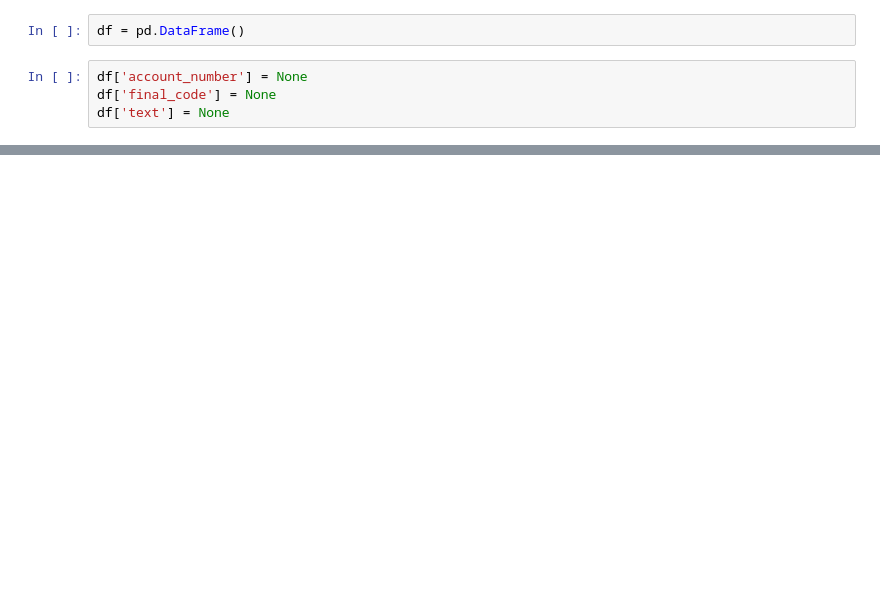
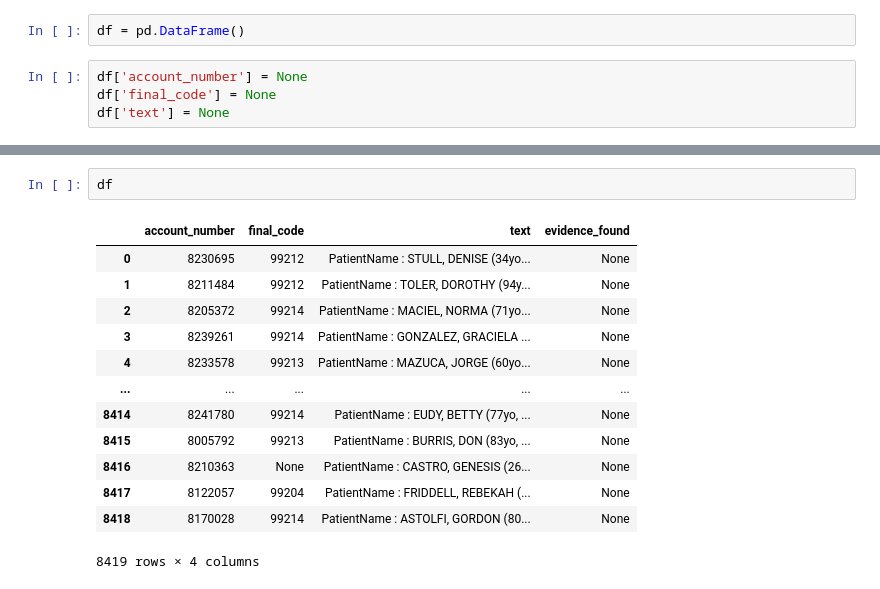
Before and after one commit to Thegeekgirl19/data_analysis_scripts, a Jupyter notebook: getText.ipynb, the cells around one changed output, grey strips where cells are left out. Saved outputs shown, nothing was run; the diff lists cells and outputs as text; blank space fills up the shorter version.

```diff
--- a/getText.ipynb
+++ b/getText.ipynb
@@ -55,0 +82,16 @@ df.to_excel('/home/trishalaswain/Downloads/Script_Testing/CHINO_ALL_TEXT_&_OUTPU
+# %%
+df
+# %% [output]
+|  | account_number | final_code | text | evidence_found |
+| 0 | 8230695 | 99212 | PatientName : STULL, DENISE (34yo... | None |
+| 1 | 8211484 | 99212 | PatientName : TOLER, DOROTHY (94y... | None |
+| 2 | 8205372 | 99214 | PatientName : MACIEL, NORMA (71yo... | None |
+| 3 | 8239261 | 99214 | PatientName : GONZALEZ, GRACIELA ... | None |
+| 4 | 8233578 | 99213 | PatientName : MAZUCA, JORGE (60yo... | None |
+| ... | ... | ... | ... | ... |
+| 8414 | 8241780 | 99214 | PatientName : EUDY, BETTY (77yo, ... | None |
+| 8415 | 8005792 | 99213 | PatientName : BURRIS, DON (83yo, ... | None |
+| 8416 | 8210363 | None | PatientName : CASTRO, GENESIS (26... | None |
+| 8417 | 8122057 | 99204 | PatientName : FRIDDELL, REBEKAH (... | None |
+| 8418 | 8170028 | 99214 | PatientName : ASTOLFI, GORDON (80... | None |
+8419 rows × 4 columns
```
Also changed, not shown: parts of 6 cells of this notebook, 3 other files.
